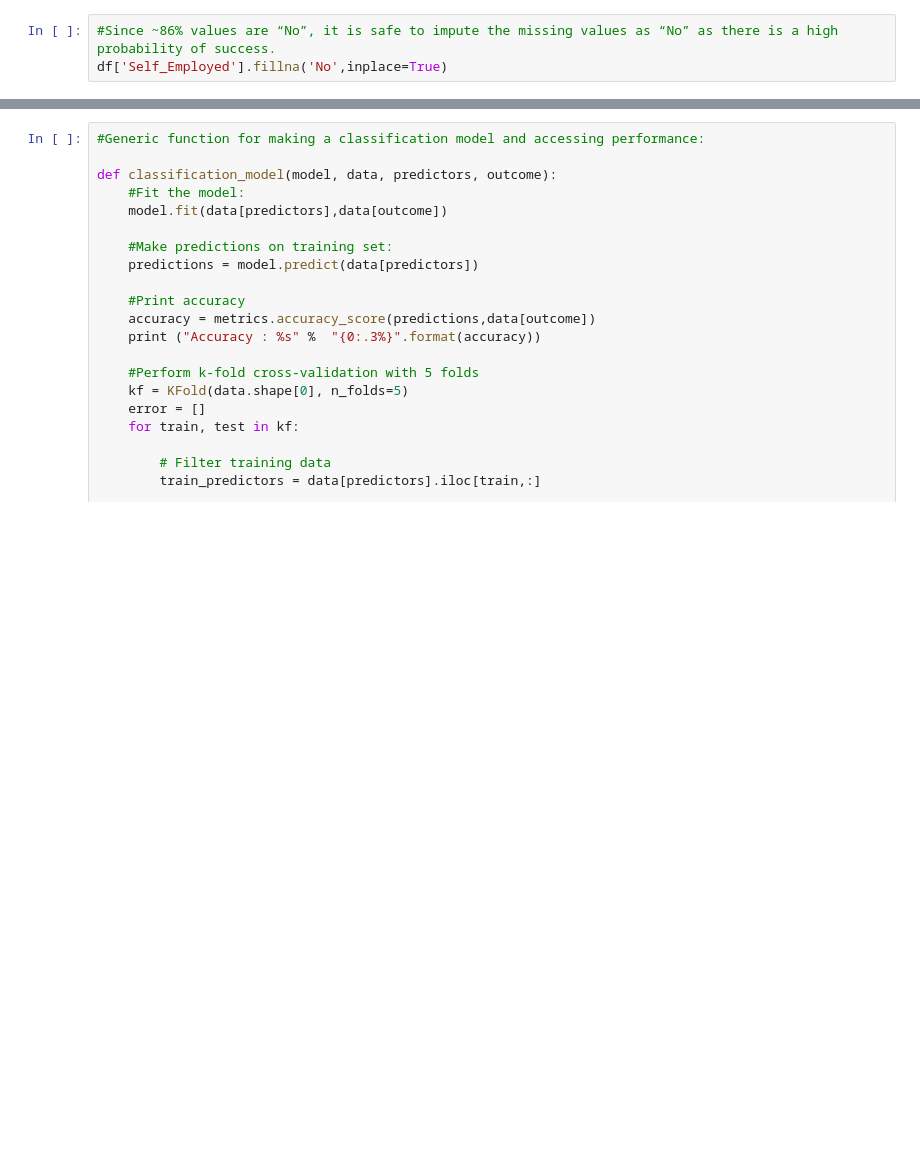
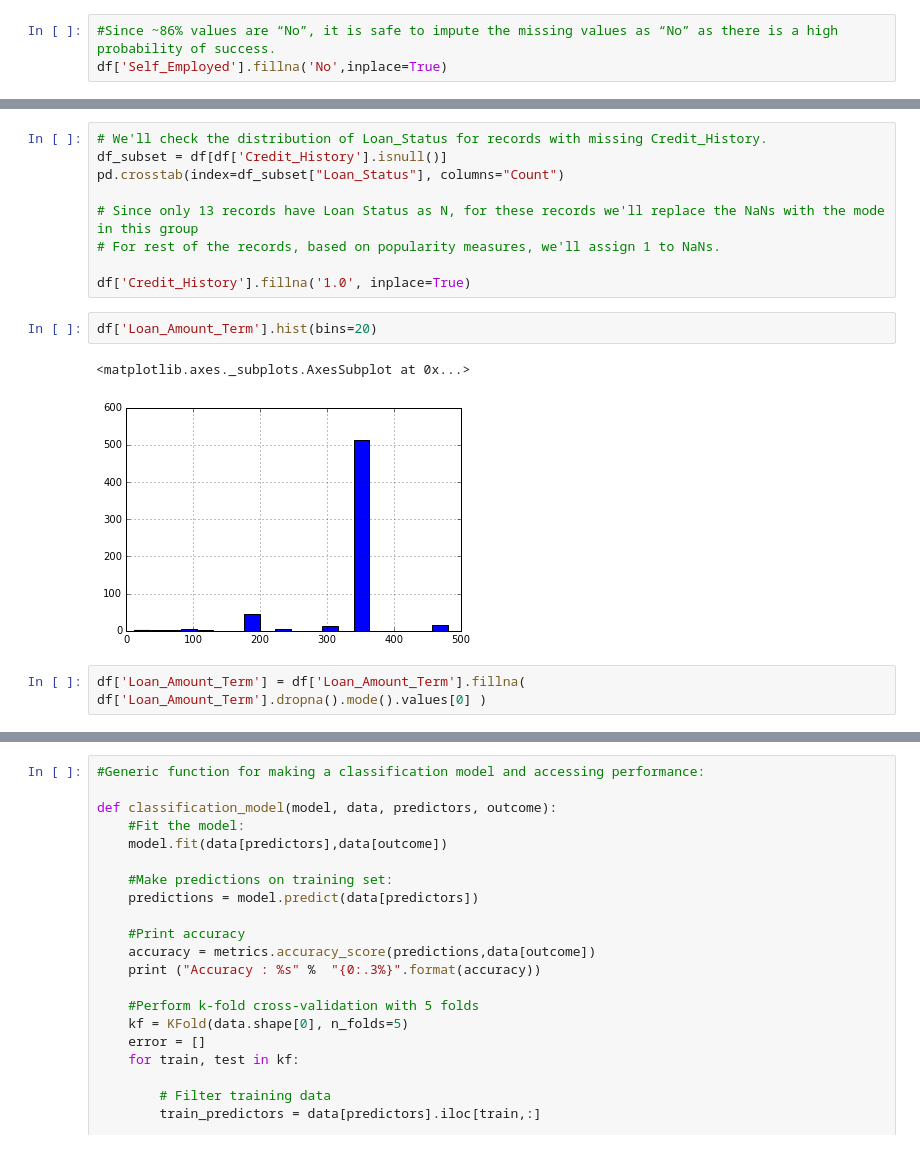
Before and after one commit to Deb23/Predicting-Loan-status-for-an-applicant, a Jupyter notebook: Predicting Loan Status.ipynb, the cells around one changed output, grey strips where cells are left out. Saved outputs shown, nothing was run; the diff lists cells and outputs as text; blank space fills up the shorter version.

```diff
--- a/Predicting Loan Status.ipynb
+++ b/Predicting Loan Status.ipynb
@@ -108,0 +257,16 @@ df['LoanAmount_log'].hist(bins=20)
+# %%
+# We'll check the distribution of Loan_Status for records with missing Credit_History.
+df_subset = df[df['Credit_History'].isnull()]
+pd.crosstab(index=df_subset["Loan_Status"], columns="Count")
+
+# Since only 13 records have Loan Status as N, for these records we'll replace the NaNs with the mode in this group
+# For rest of the records, based on popularity measures, we'll assign 1 to NaNs.
+
+df['Credit_History'].fillna('1.0', inplace=True)
+# %%
+df['Loan_Amount_Term'].hist(bins=20)
+# %% [output]
+<matplotlib.axes._subplots.AxesSubplot at 0x...>
+[figure, added]
+# %%
+df['Loan_Amount_Term'] = df['Loan_Amount_Term'].fillna( df['Loan_Amount_Term'].dropna().mode().values[0] )
```
Also changed, not shown: parts of 35 cells of this notebook.
